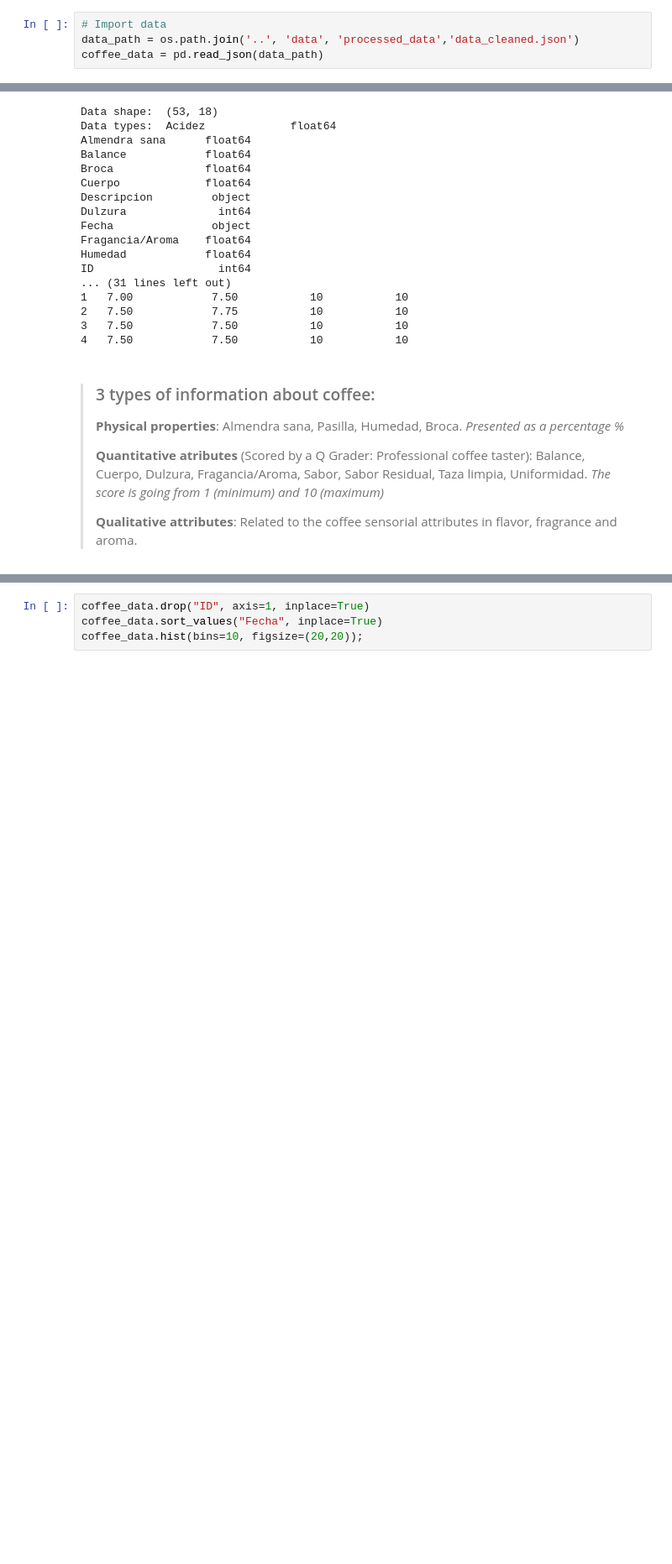
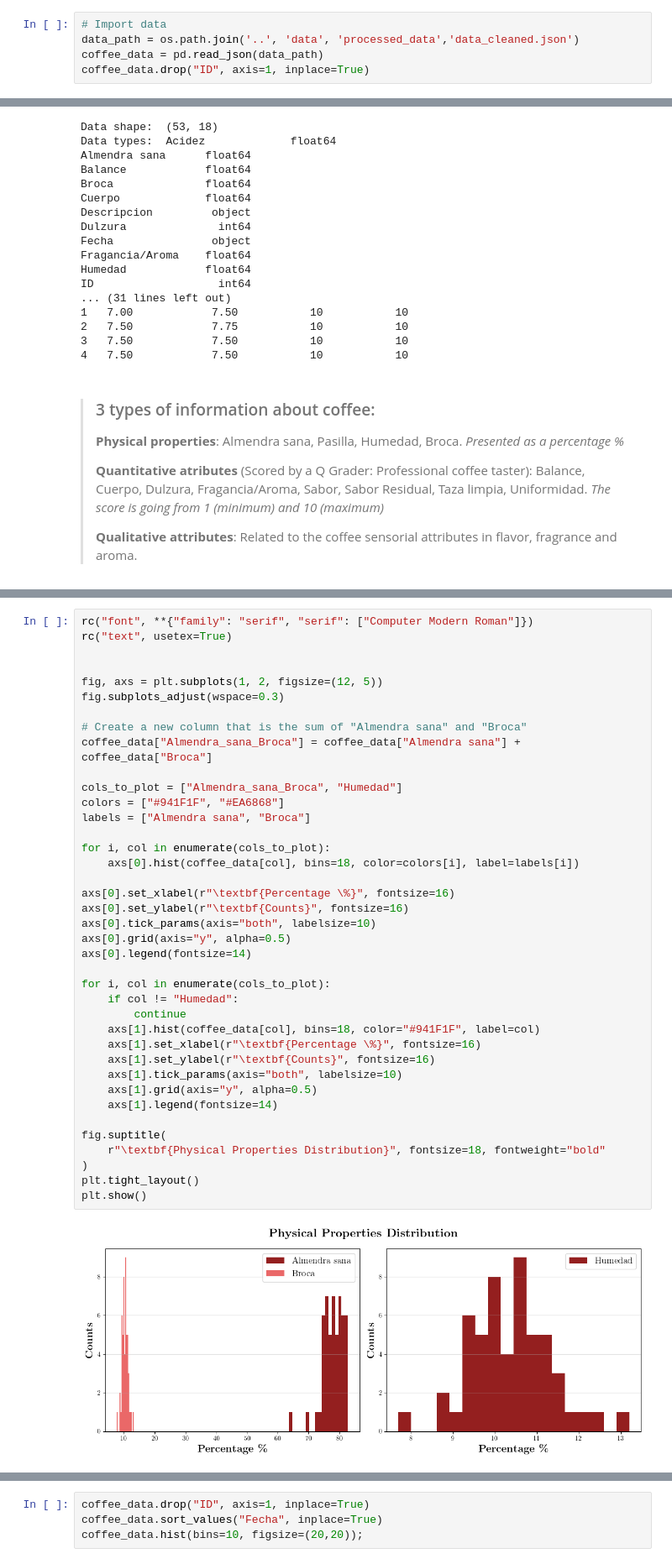
Before and after one commit to SRam3/Coffee_flavors_analyzer, a Jupyter notebook: notebooks/data_analysis.ipynb, the cells around one changed output, grey strips where cells are left out. Shown at 84% size. Saved outputs shown, nothing was run; the diff lists cells and outputs as text; blank space fills up the shorter version.

Commit message:
Working in improvement of the plots

```diff
--- a/notebooks/data_analysis.ipynb
+++ b/notebooks/data_analysis.ipynb
@@ -19,6 +19,7 @@ from matplotlib import rc
 # Import data
 data_path = os.path.join('..', 'data', 'processed_data','data_cleaned.json')
 coffee_data = pd.read_json(data_path)
+coffee_data.drop("ID", axis=1, inplace=True)
 # %% [markdown]
 ### Data Exploration
 # %%
@@ -70,0 +74,41 @@ coffee_data.describe()
+# %%
+rc("font", **{"family": "serif", "serif": ["Computer Modern Roman"]})
+rc("text", usetex=True)
+
+
+fig, axs = plt.subplots(1, 2, figsize=(12, 5))
+fig.subplots_adjust(wspace=0.3)
+
+# Create a new column that is the sum of "Almendra sana" and "Broca"
+coffee_data["Almendra_sana_Broca"] = coffee_data["Almendra sana"] + coffee_data["Broca"]
+
+cols_to_plot = ["Almendra_sana_Broca", "Humedad"]
+colors = ["#941F1F", "#EA6868"]
+labels = ["Almendra sana", "Broca"]
+
+for i, col in enumerate(cols_to_plot):
+    axs[0].hist(coffee_data[col], bins=18, color=colors[i], label=labels[i])
+
+axs[0].set_xlabel(r"\textbf{Percentage \%}", fontsize=16)
+axs[0].set_ylabel(r"\textbf{Counts}", fontsize=16)
+axs[0].tick_params(axis="both", labelsize=10)
+axs[0].grid(axis="y", alpha=0.5)
+axs[0].legend(fontsize=14)
+
+for i, col in enumerate(cols_to_plot):
+    if col != "Humedad":
+        continue
+    axs[1].hist(coffee_data[col], bins=18, color="#941F1F", label=col)
+    axs[1].set_xlabel(r"\textbf{Percentage \%}", fontsize=16)
+    axs[1].set_ylabel(r"\textbf{Counts}", fontsize=16)
+    axs[1].tick_params(axis="both", labelsize=10)
+    axs[1].grid(axis="y", alpha=0.5)
+    axs[1].legend(fontsize=14)
+
+fig.suptitle(
+    r"\textbf{Physical Properties Distribution}", fontsize=18, fontweight="bold"
+)
+plt.tight_layout()
+plt.show()
+# %% [output]
+[figure, added]
```
Also changed, not shown: parts of 6 cells of this notebook.
